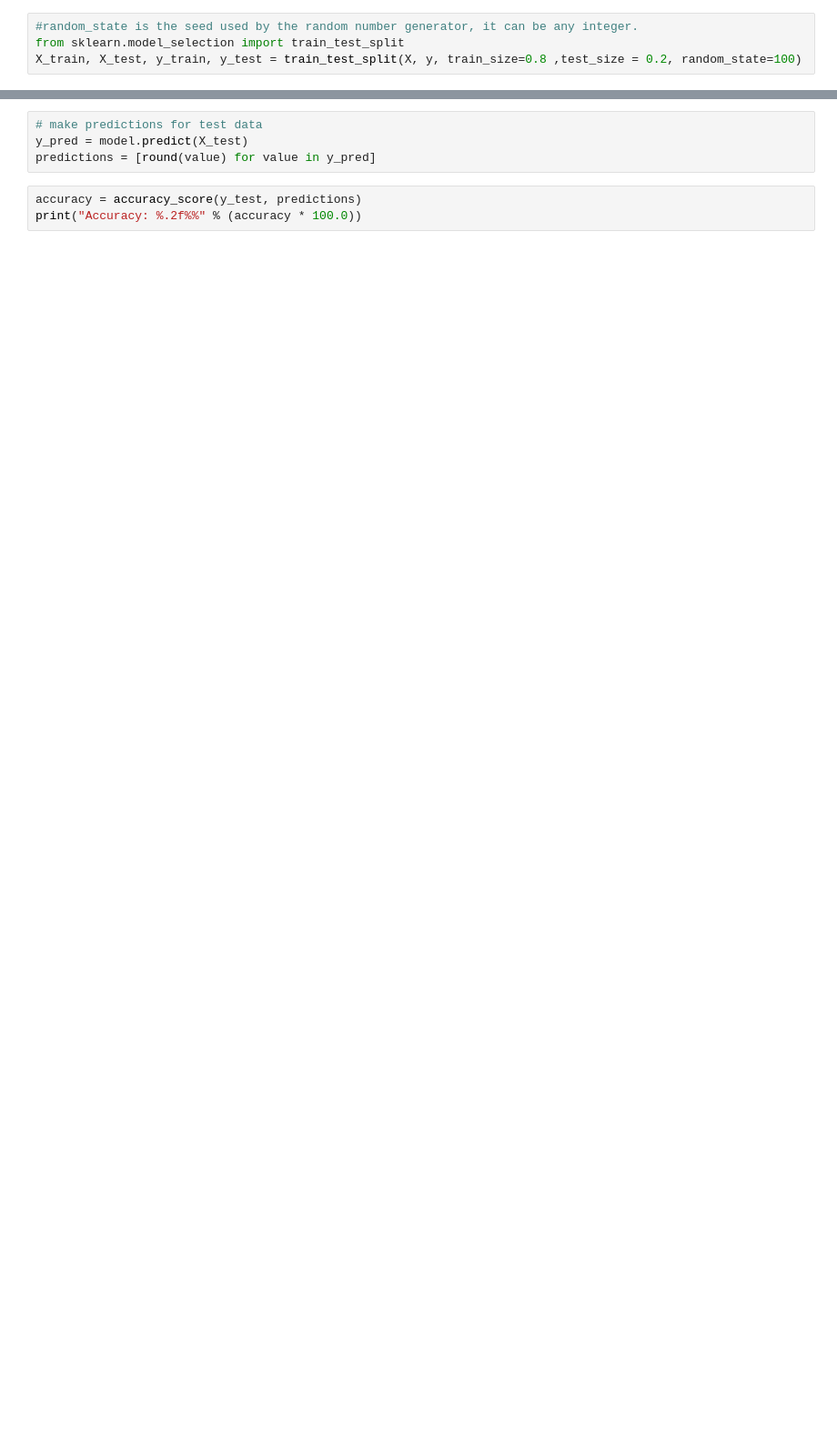
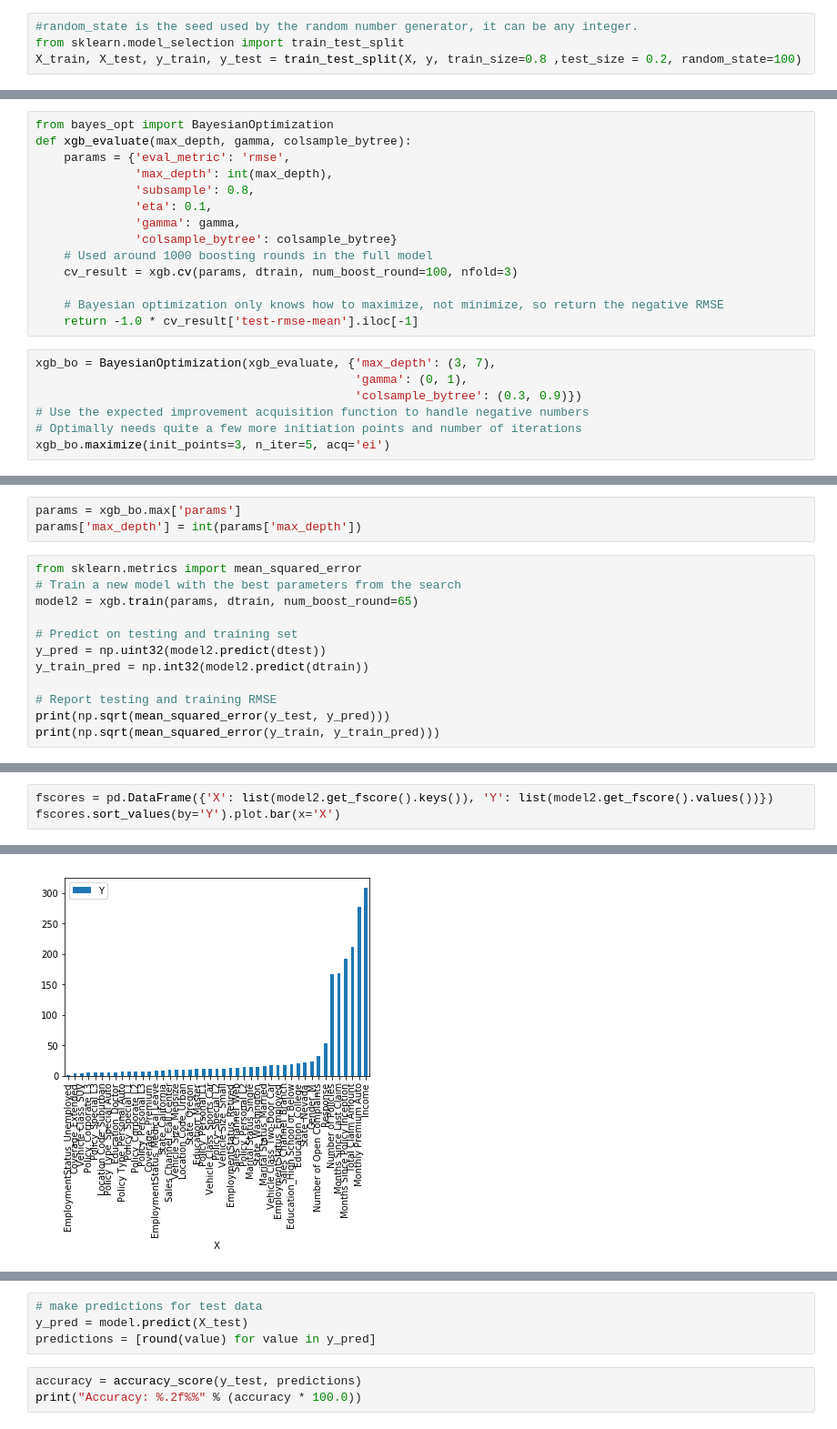
Before and after one commit to aman11verma/Open-IIT-DA, a Jupyter notebook: Pyder.ipynb, the cells around one changed output, grey strips where cells are left out. Shown at 91% size. Cells and saved outputs as stored; diff of their text form; blank space fills up the shorter version.

```diff
--- a/Pyder.ipynb
+++ b/Pyder.ipynb
@@ -424,0 +435,21 @@ X_test
+# %%
+from bayes_opt import BayesianOptimization
+def xgb_evaluate(max_depth, gamma, colsample_bytree):
+    params = {'eval_metric': 'rmse',
+              'max_depth': int(max_depth),
+              'subsample': 0.8,
+              'eta': 0.1,
+              'gamma': gamma,
+              'colsample_bytree': colsample_bytree}
+    # Used around 1000 boosting rounds in the full model
+    cv_result = xgb.cv(params, dtrain, num_boost_round=100, nfold=3)
+
+    # Bayesian optimization only knows how to maximize, not minimize, so return the negative RMSE
+    return -1.0 * cv_result['test-rmse-mean'].iloc[-1]
+# %%
+xgb_bo = BayesianOptimization(xgb_evaluate, {'max_depth': (3, 7),
+                                             'gamma': (0, 1),
+                                             'colsample_bytree': (0.3, 0.9)})
+# Use the expected improvement acquisition function to handle negative numbers
+# Optimally needs quite a few more initiation points and number of iterations
+xgb_bo.maximize(init_points=3, n_iter=5, acq='ei')
@@ -424,0 +468,15 @@ X_test
+# %%
+params = xgb_bo.max['params']
+params['max_depth'] = int(params['max_depth'])
+# %%
+from sklearn.metrics import mean_squared_error
+# Train a new model with the best parameters from the search
+model2 = xgb.train(params, dtrain, num_boost_round=65)
+
+# Predict on testing and training set
+y_pred = np.uint32(model2.predict(dtest))
+y_train_pred = np.int32(model2.predict(dtrain))
+
+# Report testing and training RMSE
+print(np.sqrt(mean_squared_error(y_test, y_pred)))
+print(np.sqrt(mean_squared_error(y_train, y_train_pred)))
@@ -424,0 +491,4 @@ X_test
+# %%
+fscores = pd.DataFrame({'X': list(model2.get_fscore().keys()), 'Y': list(model2.get_fscore().values())})
+fscores.sort_values(by='Y').plot.bar(x='X')
+# %% [output]
@@ -425,3 +496,4 @@ X_test
+[figure, added]
 # %%
 model = XGBClassifier()
 model.fit(X_train, y_train)
```
Also changed, not shown: parts of 18 cells of this notebook.
